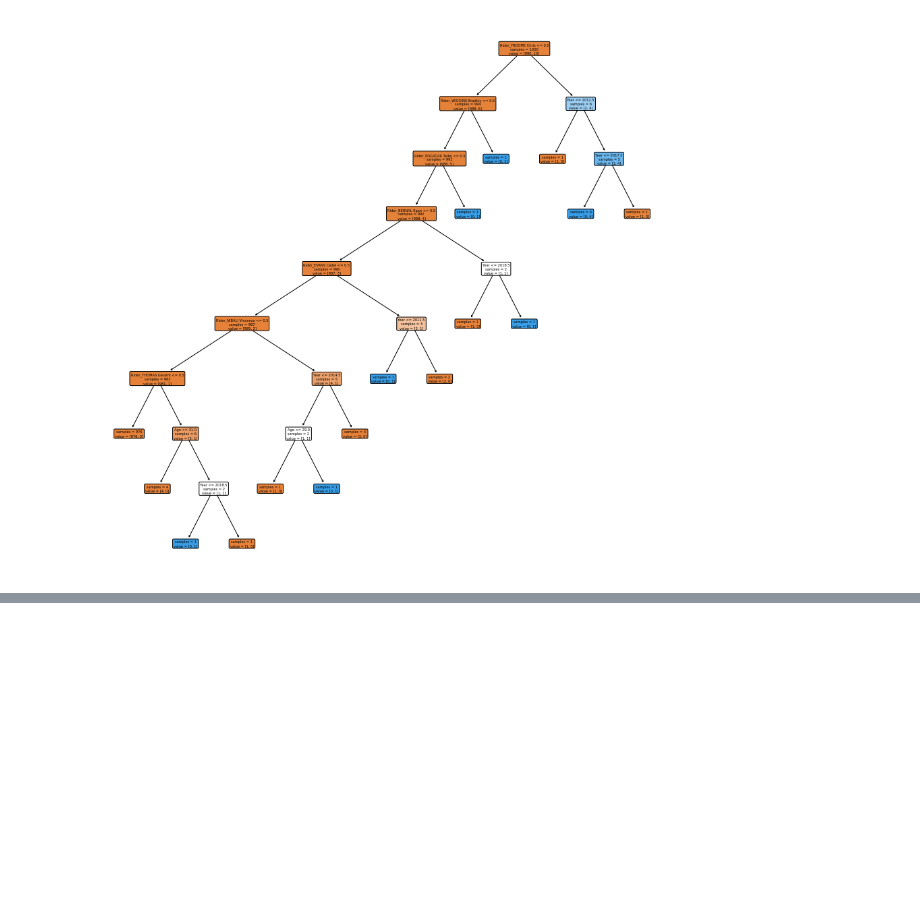
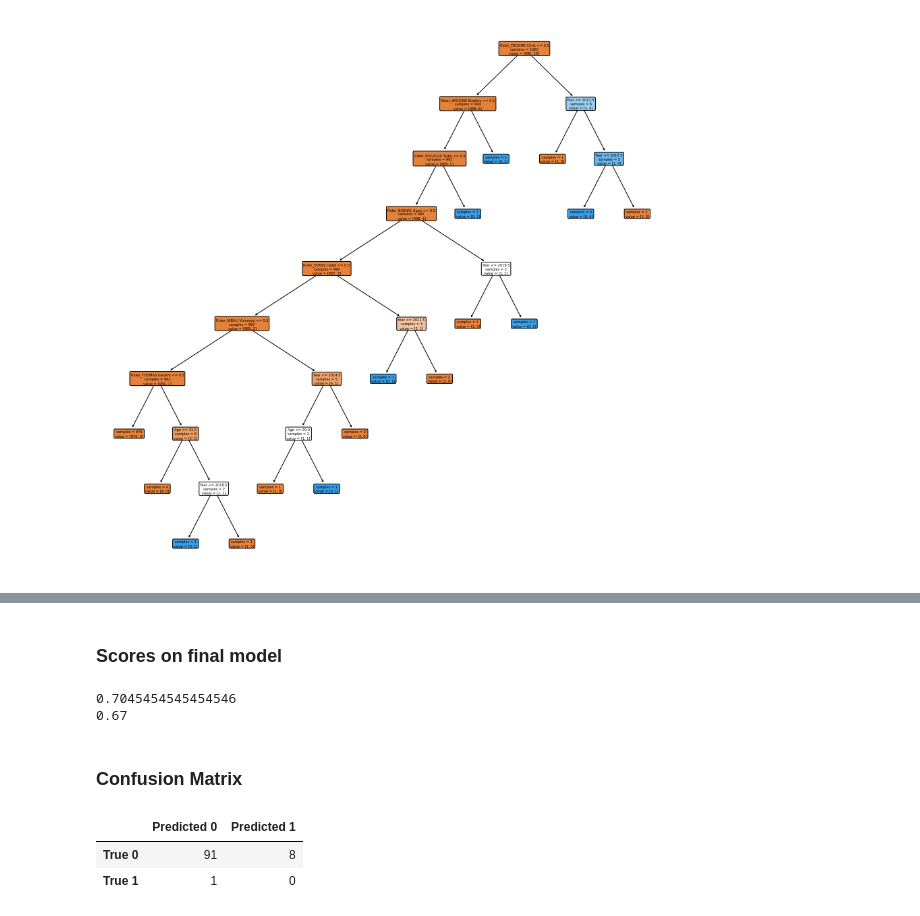
Before and after one commit to BuildsByRami/CAPSTONE_TDF, a Jupyter notebook: TDF-General-Classification.ipynb, the cells around one changed output, grey strips where cells are left out. Saved outputs shown, nothing was run; the diff lists cells and outputs as text; code cells hidden in the pictures; blank space fills up the shorter version.

```diff
--- a/TDF-General-Classification.ipynb
+++ b/TDF-General-Classification.ipynb
@@ -299,0 +416,33 @@ plt.show()
+# %% [markdown]
+### Scores on final model
+# %%
+# Instatiate with optimal hyperparameters
+log_reg = LogisticRegression(C=0.001,random_state=1, max_iter=1000)
+
+# Fitting the model to the complete train/validate set
+log_reg.fit(X_train_sm, y_train_sm)
+print(log_reg.score(X_train_sm,y_train_sm))
+print(log_reg.score(X_test,y_test))
+# %% [output]
+0.7045454545454546
+0.67
+# %% [markdown]
+### Confusion Matrix
+# %%
+# Get class predictions
+y_pred = my_logreg.predict(X_test)
+
+# Generate confusion matrix
+cf_matrix = confusion_matrix(y_test, y_pred)
+
+# label rows and columns
+cf_df = pd.DataFrame(
+    cf_matrix,
+    columns=["Predicted 0", "Predicted 1"],
+    index=["True 0", "True 1"]
+)
+display(cf_df)
+# %% [output]
+|  | Predicted 0 | Predicted 1 |
+| True 0 | 91 | 8 |
+| True 1 | 1 | 0 |
```
Also changed, not shown: parts of 21 cells of this notebook.
